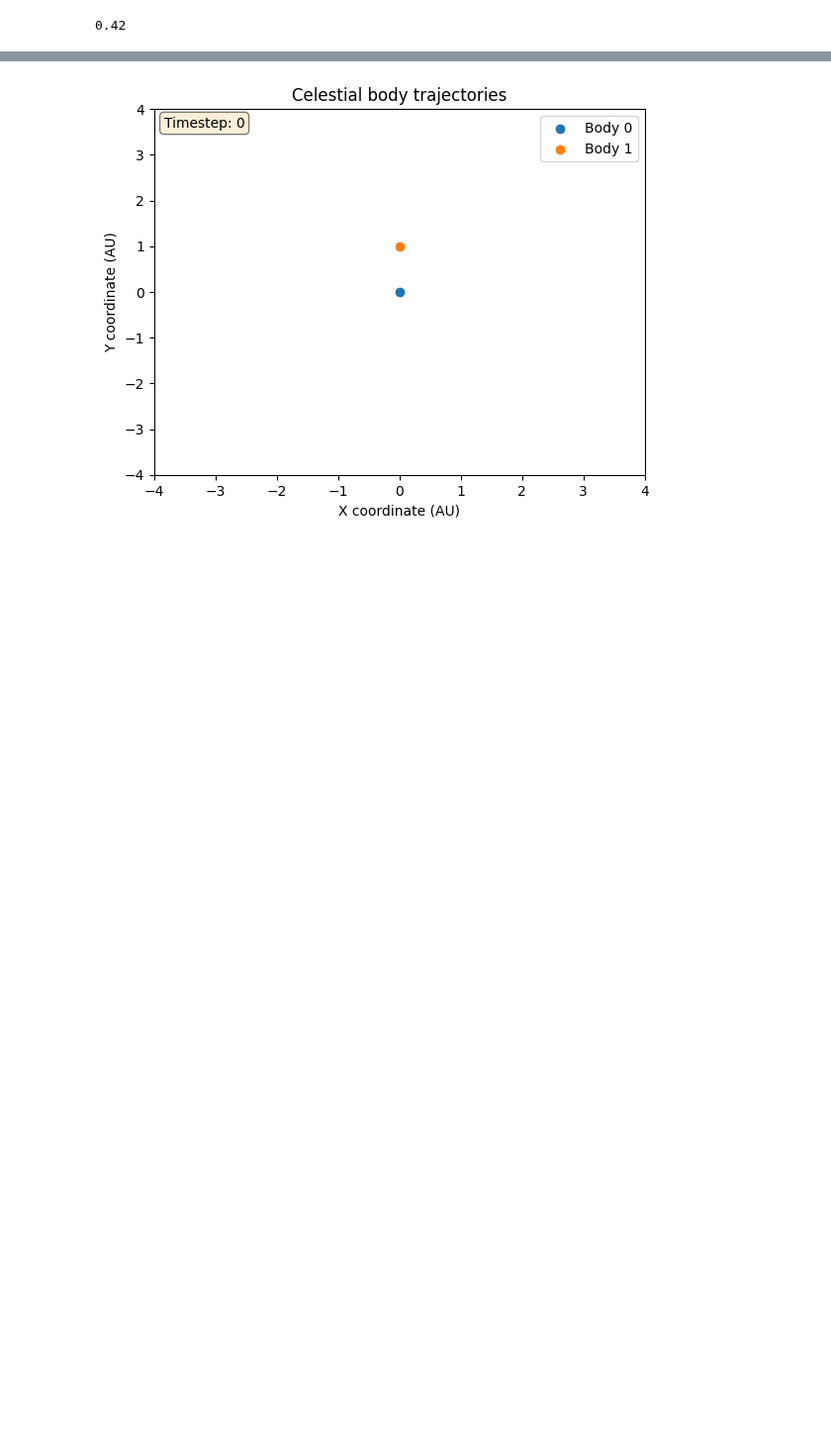
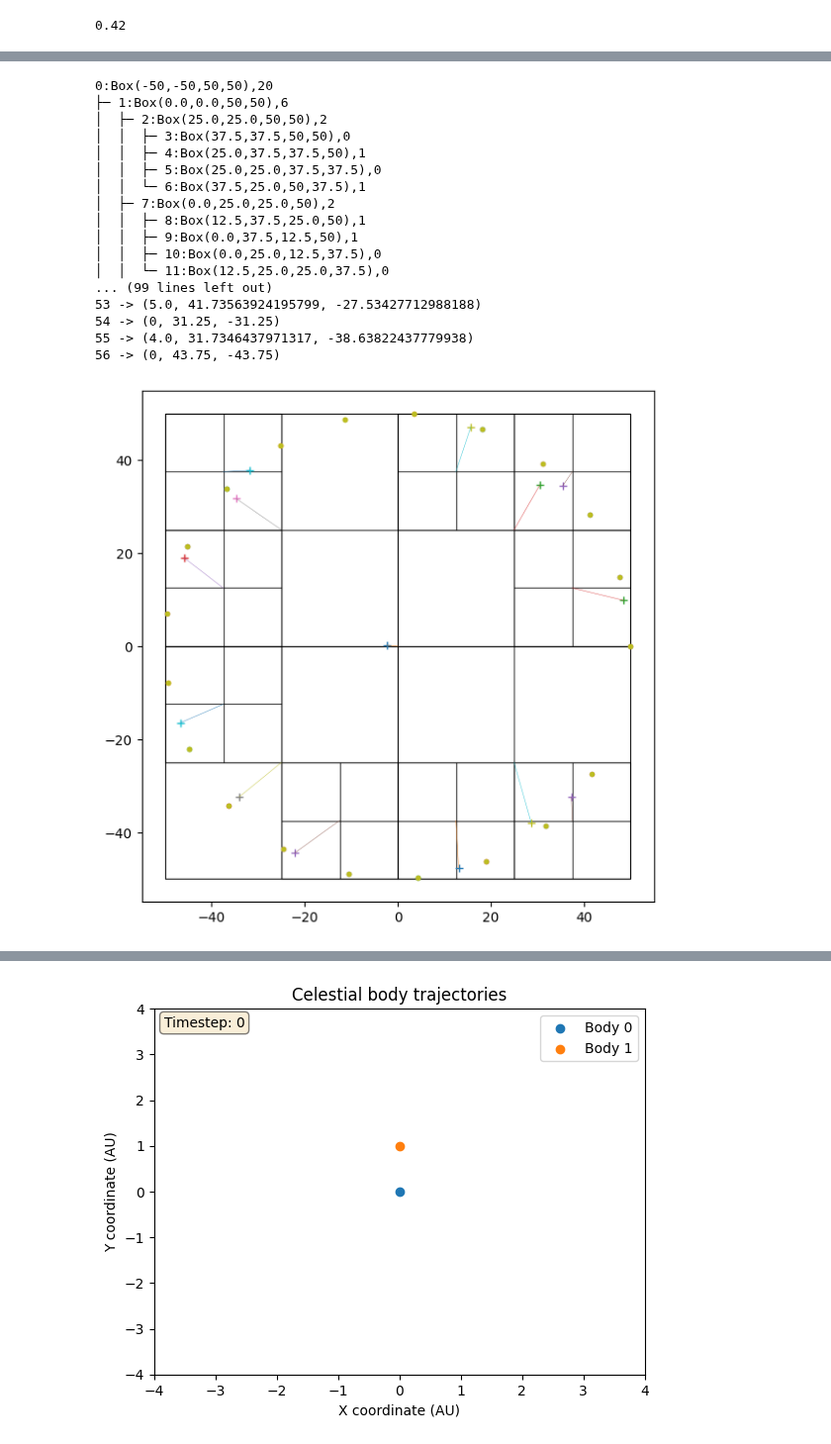
Before and after one commit to HarrisAffandii/ADS_group, a Jupyter notebook: nBodyProblem.ipynb, the cells around one changed output, grey strips where cells are left out. Shown at 99% size. Cells and saved outputs as stored; diff of their text form; code cells hidden in the pictures; blank space fills up the shorter version.

```diff
--- a/nBodyProblem.ipynb
+++ b/nBodyProblem.ipynb
@@ -516,0 +718,35 @@ class Gadget:
+# %%
+P = [None]*20
+for i in range(20):
+    x  = 50.0 * math.cos(i * 0.3)
+    y  = 50.0 * math.sin(i * 0.3)
+    vx = 5.0  * math.cos(i * 0.7)
+    vy = 5.0  * math.sin(i * 0.7)
+    m  = 1.0 + (i % 5)          # masses: 1..5
+    P[i] = Body(m, x, y, vx, vy)
+
+g = Gadget(Box(-50,-50,50,50))
+for p in P:
+    g.add(p)
+
+print(g)
+g.plot()
+# %% [output]
+0:Box(-50,-50,50,50),20
+├─ 1:Box(0.0,0.0,50,50),6
+│  ├─ 2:Box(25.0,25.0,50,50),2
+│  │  ├─ 3:Box(37.5,37.5,50,50),0
+│  │  ├─ 4:Box(25.0,37.5,37.5,50),1
+│  │  ├─ 5:Box(25.0,25.0,37.5,37.5),0
+│  │  └─ 6:Box(37.5,25.0,50,37.5),1
+│  ├─ 7:Box(0.0,25.0,25.0,50),2
+│  │  ├─ 8:Box(12.5,37.5,25.0,50),1
+│  │  ├─ 9:Box(0.0,37.5,12.5,50),1
+│  │  ├─ 10:Box(0.0,25.0,12.5,37.5),0
+│  │  └─ 11:Box(12.5,25.0,25.0,37.5),0
+... (99 lines left out)
+53 -> (5.0, 41.73563924195799, -27.53427712988188)
+54 -> (0, 31.25, -31.25)
+55 -> (4.0, 31.7346437971317, -38.63822437779938)
+56 -> (0, 43.75, -43.75)
+[figure, added]
```
Also changed, not shown: parts of 8 cells of this notebook.
